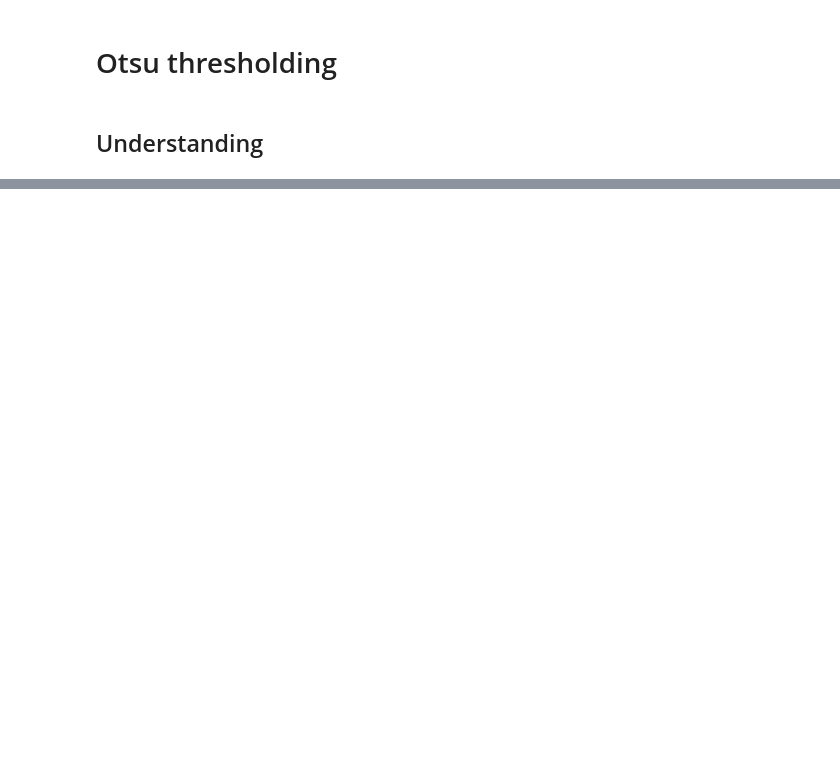
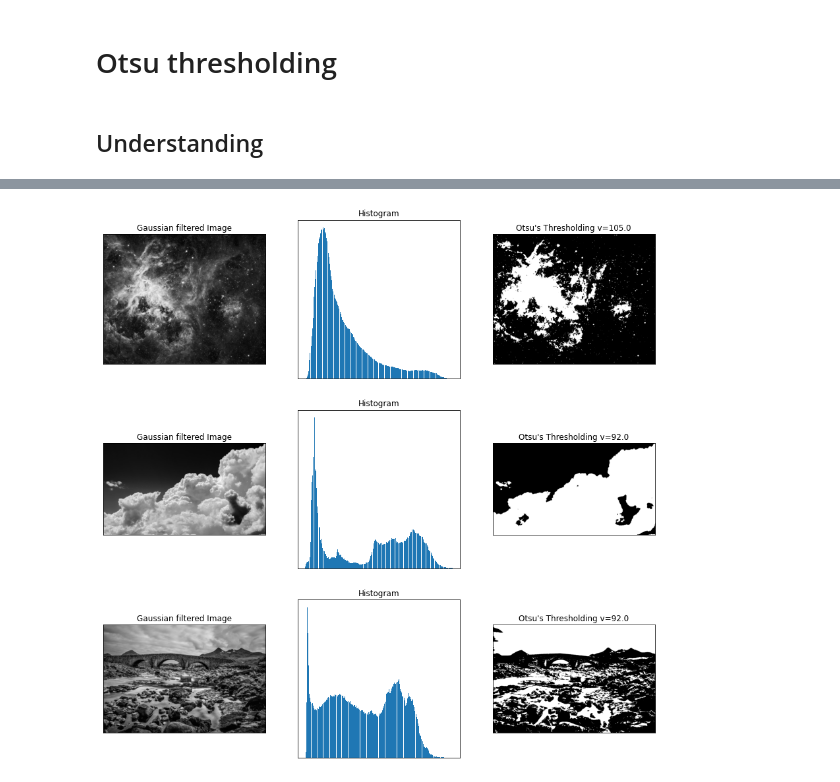
Before and after one commit to yellofi/image_processing, a Jupyter notebook: otsu_thresholding.ipynb, the cells around one changed output, grey strips where cells are left out. Saved outputs shown, nothing was run; the diff lists cells and outputs as text; code cells hidden in the pictures; blank space fills up the shorter version.

```diff
--- a/otsu_thresholding.ipynb
+++ b/otsu_thresholding.ipynb
@@ -31,0 +103,28 @@ import cv2
+# %%
+img2 = cv2.imread(current_dir + '/image/clouds-g8f050a62a_1280.jpg', 0)
+img3 = cv2.imread(current_dir + '/image/bridge-ge46e5c4e8_1280.jpg', 0)
+
+blur2 = cv2.GaussianBlur(img2,(5,5),0)
+blur3 = cv2.GaussianBlur(img3,(5,5),0)
+ret32,th32 = cv2.threshold(blur2,0,255,cv2.THRESH_BINARY+cv2.THRESH_OTSU)
+ret33,th33 = cv2.threshold(blur3,0,255,cv2.THRESH_BINARY+cv2.THRESH_OTSU)
+
+plt.figure(figsize=(15, 15))
+
+images = [blur, 0, th3,
+        blur2, 0, th32,
+        blur3, 0, th33]
+titles = ['Gaussian filtered Image','Histogram',f"Otsu's Thresholding v={ret3}", \
+        'Gaussian filtered Image','Histogram',f"Otsu's Thresholding v={ret32}", \
+        'Gaussian filtered Image','Histogram',f"Otsu's Thresholding v={ret32}"]
+
+for i in range(3):
+    plt.subplot(3,3,i*3+1),plt.imshow(images[i*3],'gray')
+    plt.title(titles[i*3]), plt.xticks([]), plt.yticks([])
+    plt.subplot(3,3,i*3+2),plt.hist(images[i*3].ravel(),256)
+    plt.title(titles[i*3+1]), plt.xticks([]), plt.yticks([])
+    plt.subplot(3,3,i*3+3),plt.imshow(images[i*3+2],'gray')
+    plt.title(titles[i*3+2]), plt.xticks([]), plt.yticks([])
+plt.show()
+# %% [output]
+[figure, added]
```
Also changed, not shown: parts of 6 cells of this notebook, 2 other files.
